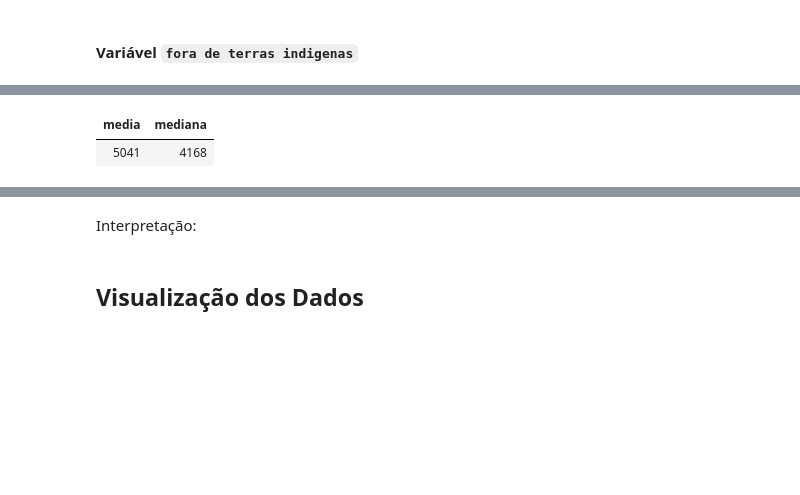
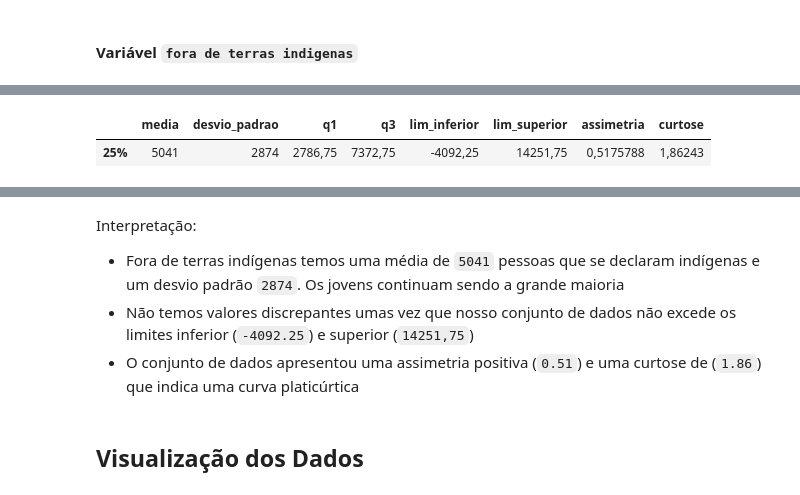
Before and after one commit to DanOliveira-DS/estatistica_ufg, a Jupyter notebook: EDA - Indígenas .ipynb, the cells around one changed output, grey strips where cells are left out. Cells and saved outputs as stored; diff of their text form; code cells hidden in the pictures; blank space fills up the shorter version.

```diff
--- a/EDA - Indígenas .ipynb
+++ b/EDA - Indígenas .ipynb
@@ -324,6 +324,22 @@ freq_table_total <- function(var, tipo)
 
 
 }
+
+resumo_estatistico <- function(x){
+    media <- round(mean(x))
+    desvio_padrao <- round(sd(x))
+    q1 <- quantile(x, probs = 0.25)
+    q3 <- quantile(x, probs = 0.75)
+    lim_inferior <- q1 - (1.5*(q3-q1))
+    lim_superior <- q3 + (1.5*(q3-q1))
+    assimetria <- skewness(x)
+    curtose <- kurtosis(x)
+
+
+    resumo_estatistico <- data.frame(media, desvio_padrao, q1, q3, lim_inferior, lim_superior, assimetria, curtose)
+
+    return(resumo_estatistico)
+}
 # %% [markdown]
 # Importando o Conjunto de Dados
 # %%
@@ -461,6 +510,5 @@ Interpretação:
 # %%
-tend_central(geral_rural_fora_freq_table$`Fora de Terras Indígenas (fi)`)
-med_variabilidade(geral_rural_fora_freq_table$`Fora de Terras Indígenas (fi)`)
+resumo_estatistico(geral_rural_fora_freq_table$`Fora de Terras Indígenas (fi)`)
 # %% [output]
-| media | mediana |
-| 5041 | 4168 |
+|  | media | desvio_padrao | q1 | q3 | lim_inferior | lim_superior | assimetria | curtose |
+| 25% | 5041 | 2874 | 2786,75 | 7372,75 | -4092,25 | 14251,75 | 0,5175788 | 1,86243 |
@@ -469,5 +515,8 @@ med_variabilidade(geral_rural_fora_freq_table$`Fora de Terras Indígenas (fi)`)
-# %% [markdown]
-Interpretação:
+# %% [markdown]
+Interpretação:
+* Fora de terras indígenas temos uma média de `5041` pessoas que se declaram indígenas e um desvio padrão `2874`. Os jovens continuam sendo a grande maioria
+* Não temos valores discrepantes umas vez que nosso conjunto de dados não excede os limites inferior (`-4092.25`) e superior (`14251,75`)
+* O conjunto de dados apresentou uma assimetria positiva (`0.51`) e uma curtose de (`1.86`) que indica uma curva platicúrtica
 # %% [markdown]
 ## Visualização dos Dados
 # %% [markdown]
```
Also changed, not shown: parts of 17 cells of this notebook.
